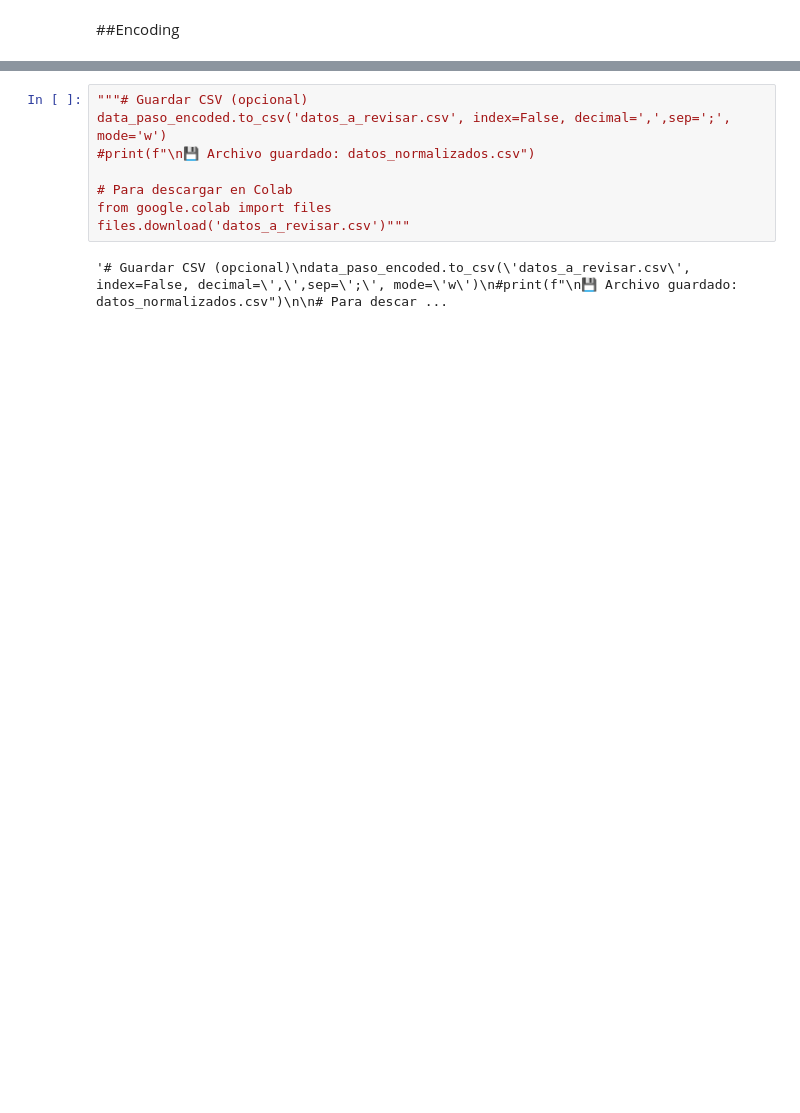
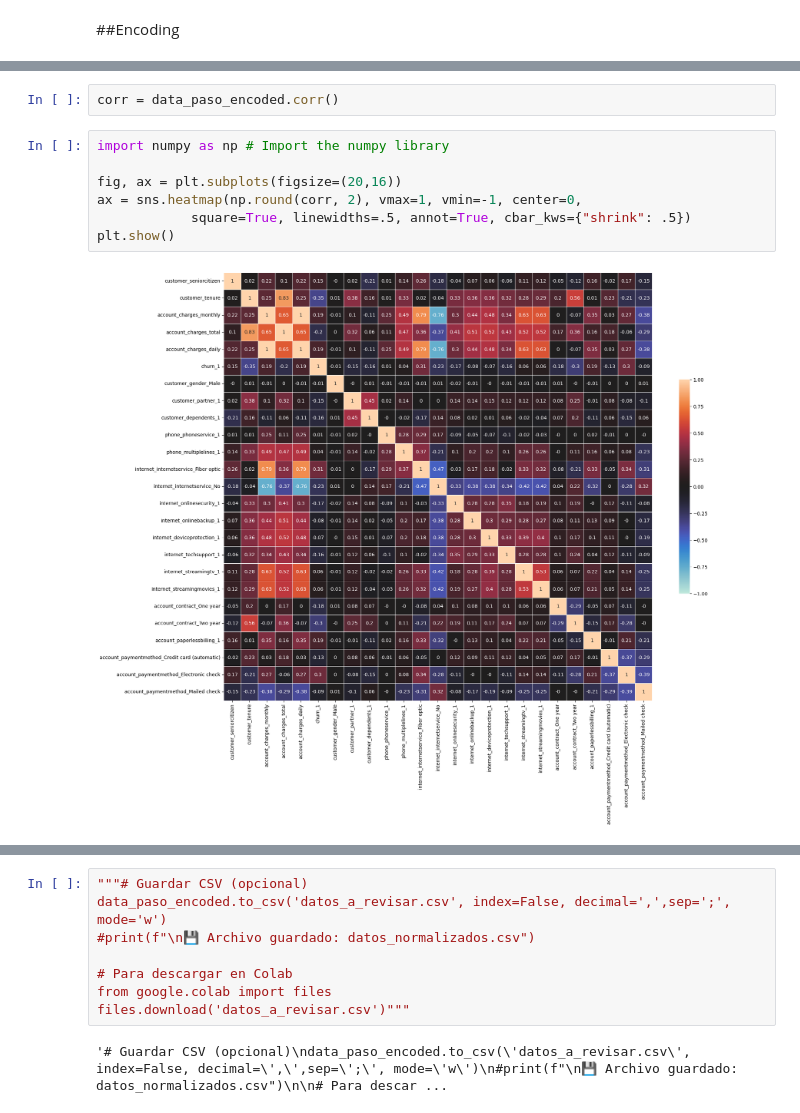
Before and after one commit to macollipal/-challenge3-data-science-LATAM, a Jupyter notebook: challenge3_data_science_LATAM.ipynb, the cells around one changed output, grey strips where cells are left out. Cells and saved outputs as stored; diff of their text form; blank space fills up the shorter version.

```diff
--- a/challenge3_data_science_LATAM.ipynb
+++ b/challenge3_data_science_LATAM.ipynb
@@ -181,0 +281,11 @@ display(data_paso_encoded.head())
+# %%
+corr = data_paso_encoded.corr()
+# %%
+import numpy as np # Import the numpy library
+
+fig, ax = plt.subplots(figsize=(20,16))
+ax = sns.heatmap(np.round(corr, 2), vmax=1, vmin=-1, center=0,
+            square=True, linewidths=.5, annot=True, cbar_kws={"shrink": .5})
+plt.show()
+# %% [output]
+[figure, added]
```
Also changed, not shown: parts of 37 cells of this notebook.
